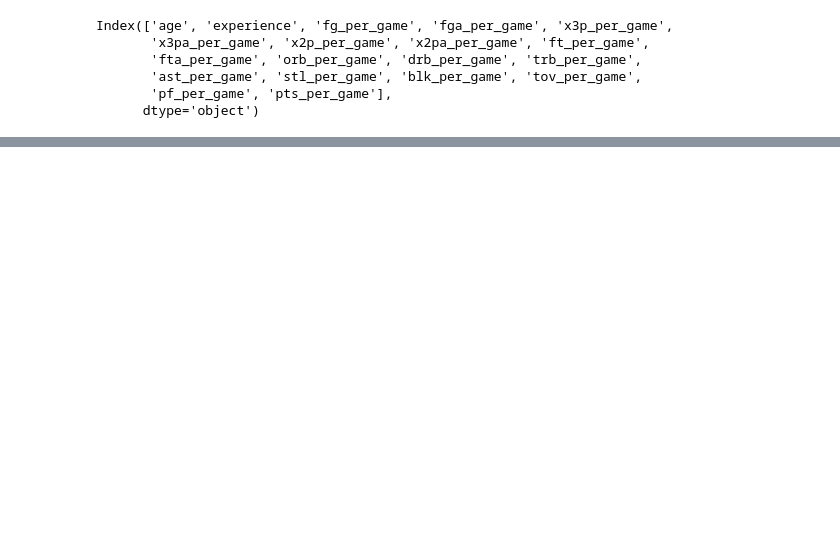
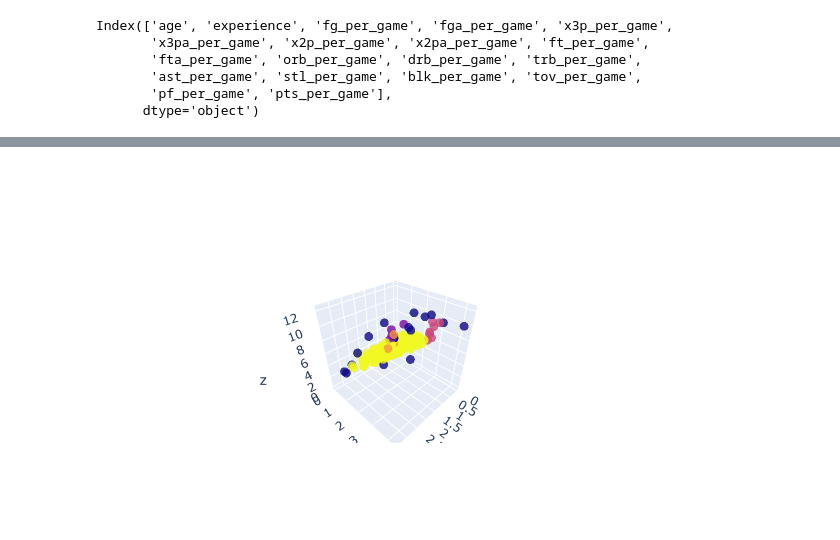
Before and after one commit to bastianbm7/clusterization_NBA, a Jupyter notebook: Untitled.ipynb, the cells around one changed output, grey strips where cells are left out. Cells and saved outputs as stored; diff of their text form; code cells hidden in the pictures; blank space fills up the shorter version.

```diff
--- a/Untitled.ipynb
+++ b/Untitled.ipynb
@@ -312,0 +123,35 @@ graph_heatmp(df, x, y)
+# %%
+x = f'{df[df.columns[0]]}'
+y = f'{df[df.columns[1]]}'
+z = f'{df[df.columns[2]]}'
+
+def plot_3d(df, x, y, clusterer):
+    labels = clusterer.labels_ + 1
+
+    # Labels predicted
+    df['labels'] = labels
+    z = st.selectbox('Selecciona variable Z',
+                       (df.columns),
+                      index = 2)
+    df['x'] = pd.Series(x)
+    df['y'] = pd.Series(y)
+    df['z'] = pd.Series(z)
+
+    #Create a 3D scatter plot with colors separated by column value
+    fig = go.Figure(data=[go.Scatter3d(
+        x=df['x'],
+        y=df['y'],
+        z=df['z'],
+        mode='markers',
+        marker=dict(
+            size=5,
+            color=df['labels'],  # Use the 'color' column for coloring
+            opacity=0.8
+        ),
+        text=df['labels'],  # Use the 'label' column for hover text
+        hoverinfo='text'  # Show hover text
+    )])
+# Show the plot
+fig.show()
+# %% [output]
+[figure, added]
```
Also changed, not shown: parts of 33 cells of this notebook, 4 other files.
